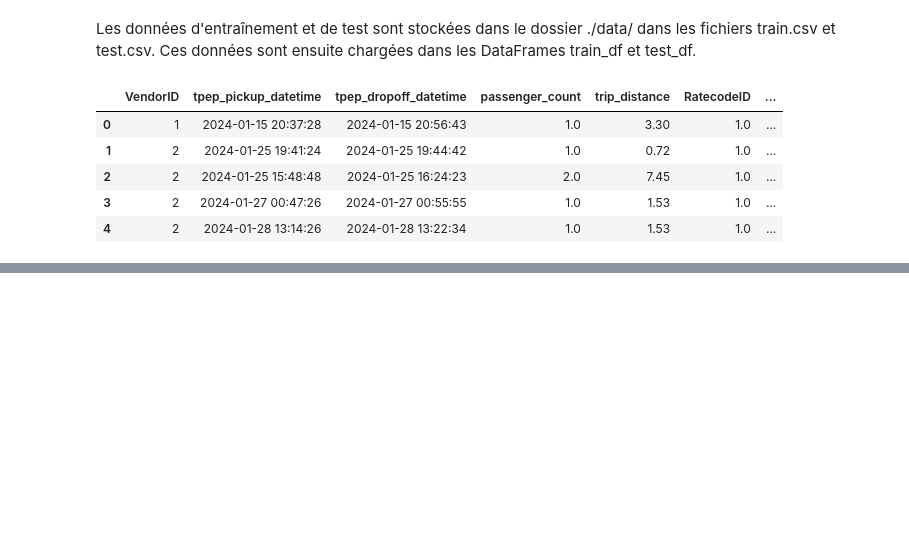
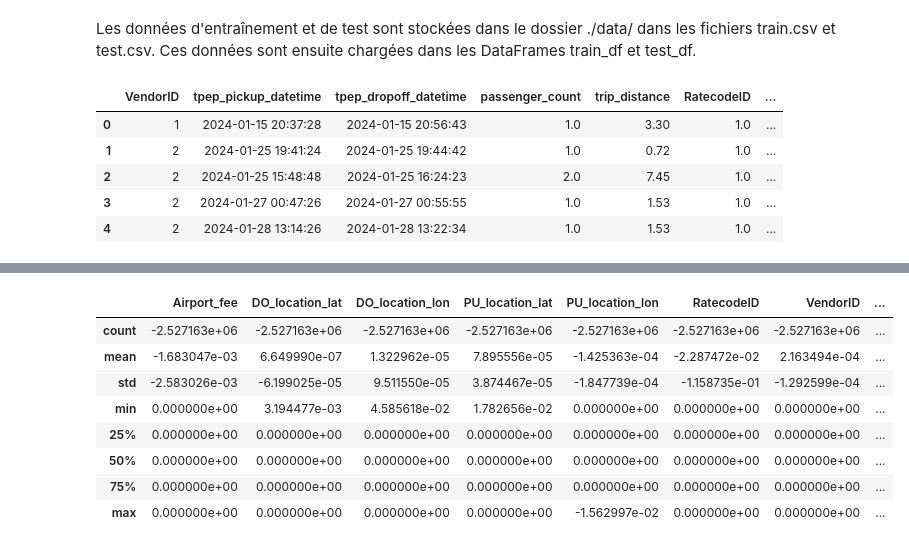
Before and after one commit to enzoben/NYC-taxis-tips, a Jupyter notebook: NYTT_data_analysis.ipynb, the cells around one changed output, grey strips where cells are left out. Cells and saved outputs as stored; diff of their text form; code cells hidden in the pictures; blank space fills up the shorter version.

```diff
--- a/NYTT_data_analysis.ipynb
+++ b/NYTT_data_analysis.ipynb
@@ -36,0 +61,12 @@ train_df.head()
+# %%
+train_df.describe() - test_df.describe()
+# %% [output]
+|  | Airport_fee | DO_location_lat | DO_location_lon | PU_location_lat | PU_location_lon | RatecodeID | VendorID | ... |
+| count | -2.527163e+06 | -2.527163e+06 | -2.527163e+06 | -2.527163e+06 | -2.527163e+06 | -2.527163e+06 | -2.527163e+06 | ... |
+| mean | -1.683047e-03 | 6.649990e-07 | 1.322962e-05 | 7.895556e-05 | -1.425363e-04 | -2.287472e-02 | 2.163494e-04 | ... |
+| std | -2.583026e-03 | -6.199025e-05 | 9.511550e-05 | 3.874467e-05 | -1.847739e-04 | -1.158735e-01 | -1.292599e-04 | ... |
+| min | 0.000000e+00 | 3.194477e-03 | 4.585618e-02 | 1.782656e-02 | 0.000000e+00 | 0.000000e+00 | 0.000000e+00 | ... |
+| 25% | 0.000000e+00 | 0.000000e+00 | 0.000000e+00 | 0.000000e+00 | 0.000000e+00 | 0.000000e+00 | 0.000000e+00 | ... |
+| 50% | 0.000000e+00 | 0.000000e+00 | 0.000000e+00 | 0.000000e+00 | 0.000000e+00 | 0.000000e+00 | 0.000000e+00 | ... |
+| 75% | 0.000000e+00 | 0.000000e+00 | 0.000000e+00 | 0.000000e+00 | 0.000000e+00 | 0.000000e+00 | 0.000000e+00 | ... |
+| max | 0.000000e+00 | 0.000000e+00 | 0.000000e+00 | 0.000000e+00 | -1.562997e-02 | 0.000000e+00 | 0.000000e+00 | ... |
```
Also changed, not shown: parts of 8 cells of this notebook.
